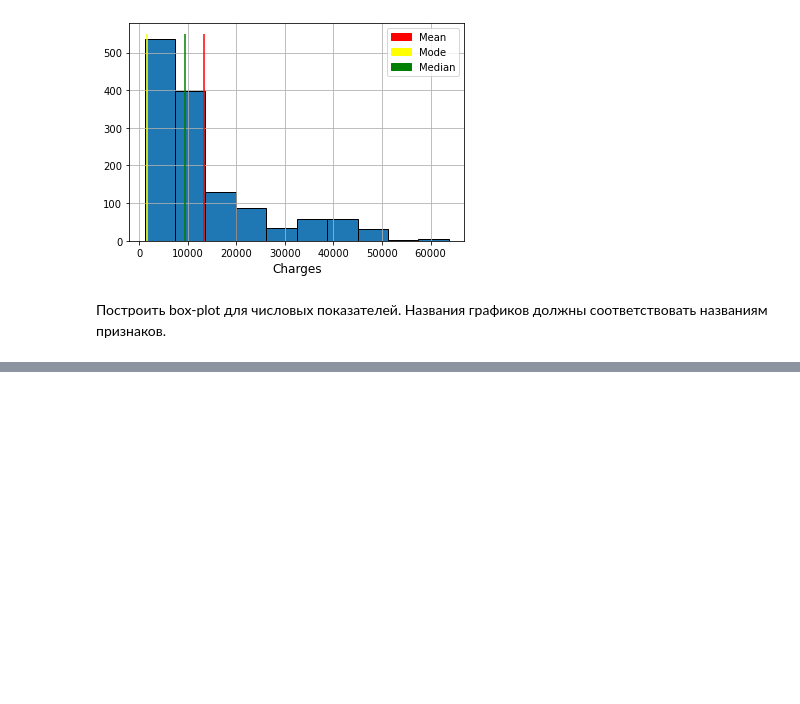
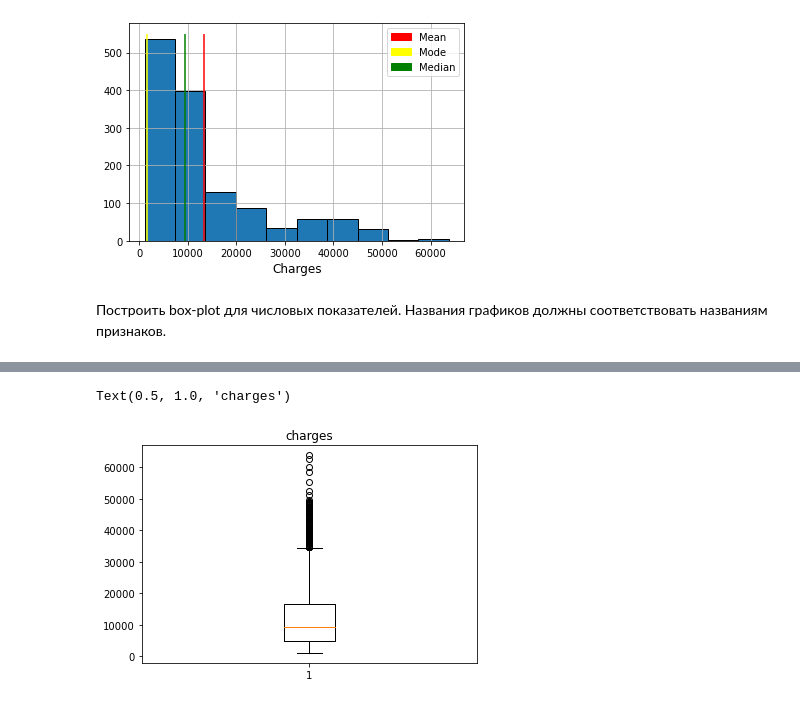
Before and after one commit to GeorgiiVoyakin/mirea-big-data, a Jupyter notebook: task-04/task-04.ipynb, the cells around one changed output, grey strips where cells are left out. Drawn from its saved outputs; the diff is of its cells as text; code cells hidden in the pictures; blank space fills up the shorter version.

```diff
--- a/task-04/task-04.ipynb
+++ b/task-04/task-04.ipynb
@@ -89,0 +108,6 @@ plt.legend(handles=[red_patch, yellow_patch, green_patch])
+# %%
+plt.boxplot(df['charges'])
+plt.title('charges')
+# %% [output]
+Text(0.5, 1.0, 'charges')
+[figure, added]
```
Also changed, not shown: parts of 3 cells of this notebook.
